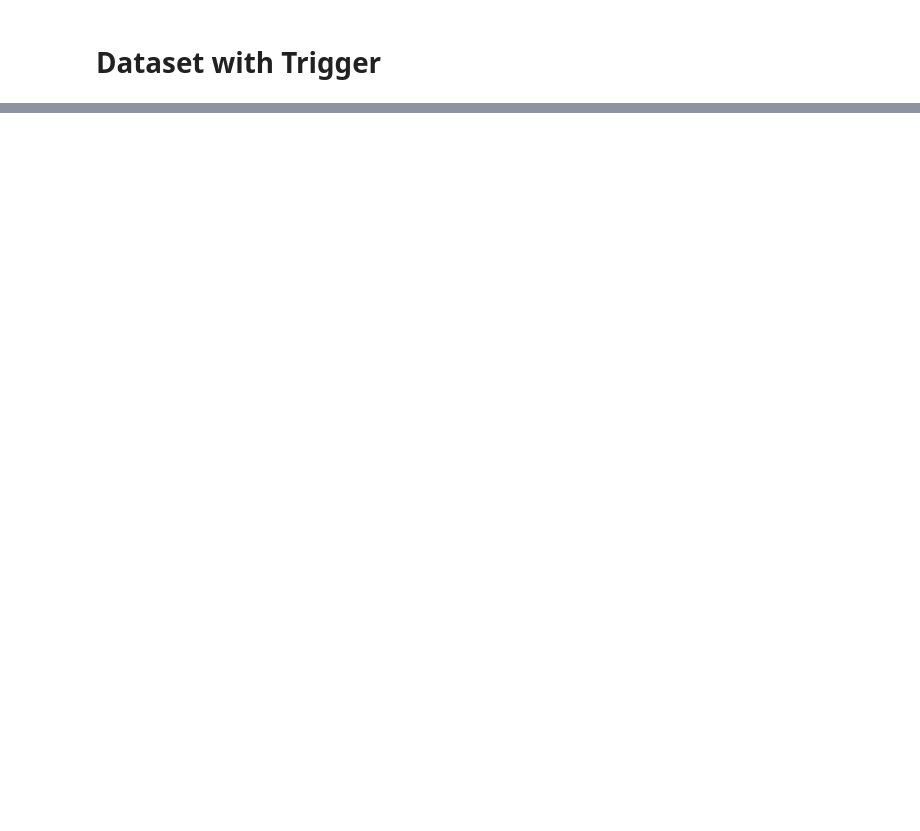
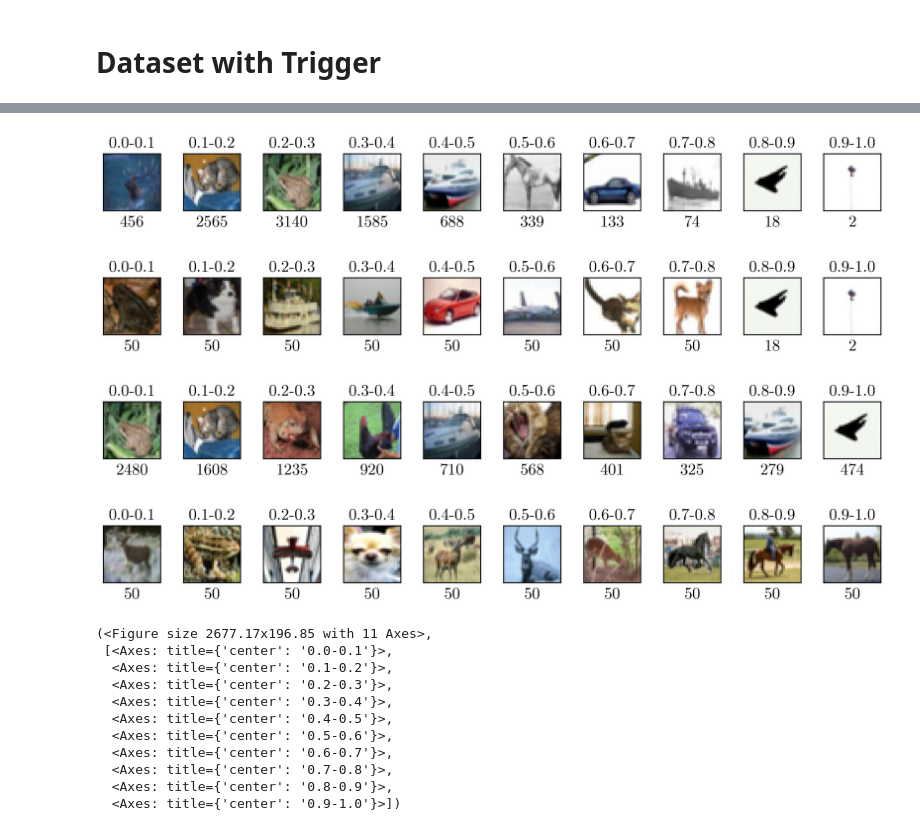
Before and after one commit to nishant-ingle/backdoors, a Jupyter notebook: pixel-resnet18-intensity.ipynb, the cells around one changed output, grey strips where cells are left out. Drawn from its saved outputs; the diff is of its cells as text; code cells hidden in the pictures; blank space fills up the shorter version.

Commit message:
Kaggle Notebook | pixel resnet18 intensity | Version 12

```diff
--- a/pixel-resnet18-intensity.ipynb
+++ b/pixel-resnet18-intensity.ipynb
@@ -1000,10 +1124,7 @@ for _ in range(repeatition_count):
     best_val_loss = float('inf')
     epochs_no_improve = 0
 
-    if os.path.exists(file_name):
-          print(f"Loading pre-trained model from: {file_name}")
-          net.load_state_dict(torch.load(file_name))
-    else:
+    if not os.path.exists(file_name):
       train_dataset.trigger_probability = 0.01
 
       # Training
@@ -1026,8 +1147,10 @@ for _ in range(repeatition_count):
                 print(f"Early stopping at epoch {epoch+1}")
                 break
 
-    _, test_acc = get_clean_acc(test_dataset)
-    d["acc"][labels[i]].append(test_acc)
+    print(f"Loading pre-trained model from: {file_name}")
+    net.load_state_dict(torch.load(file_name))
+    # _, test_acc = get_clean_acc(test_dataset)
+    d["acc"][labels[i]].append(0)
 
     _, test_acc, _ = get_asr(test_dataset)
     d["asr"][labels[i]].append(test_acc)
@@ -1083,22 +1264,6 @@ d
 # %%
 green = '#F2FCF4'
 pink = '#FCF5FC'
-# %%
-import matplotlib.pyplot as plt
-
-# Create a figure and axis
-fig, ax = plt.subplots()
-
-# Set the background color of the plotting area (Axes)
-ax.set_facecolor(green) # A light blue hex color
-
-# Set the background color of the outer figure area
-fig.patch.set_facecolor(green) # A dark grey hex color
-
-# Plot some dummy data
-ax.plot([1, 2, 3], [1, 4, 9], color='red')
-
-plt.show()
 # %%
 import numpy as np
 import matplotlib.pyplot as plt
@@ -1159,7 +1324,7 @@ ax1.set_facecolor(green)
 fig1.patch.set_facecolor(green)
 ax1.set_ylim(80, 102)
 ax1.plot(intensities_str_sorted, acc_mean_values, marker='o', label='Accuracy', linestyle='-', color='blue')
-ax1.errorbar(intensities_str_sorted, acc_mean_values, yerr=acc_ci_values, fmt='o', capsize=5, color='blue')
+# ax1.errorbar(intensities_str_sorted, acc_mean_values, yerr=acc_ci_values, fmt='o', capsize=5, color='blue')
 
 # ax1.set_title('Accuracy vs. Intensity (with 95% Confidence Interval)', fontproperties=font10)
 # ax1.set_xlabel('Trigger Intensity (x=0.4)', fontproperties=font10, labelpad=20)
@@ -1180,7 +1345,7 @@ plt.tight_layout()
 plt.savefig('intensity vs clean acc.pdf', bbox_inches='tight')
 
 # Plot ASR
-fig2, ax2 = plt.subplots(figsize=(4, 2))
+fig2, ax2 = plt.subplots(figsize=(4, 2.5))
 ax2.set_facecolor(green)
 fig2.patch.set_facecolor(green)
 
@@ -1190,11 +1355,12 @@ fig2.patch.set_linewidth(2)            # figure patch linewidth [web:25]
 
 ax2.set_ylim(80, 102)
 ax2.plot(intensities_str_sorted, asr_mean_values, marker='o', label='BA', linestyle='-', color='red')
-ax2.errorbar(intensities_str_sorted, asr_mean_values, yerr=asr_ci_values, fmt='o', capsize=5, color='red')
+# ax2.errorbar(intensities_str_sorted, asr_mean_values, yerr=asr_ci_values, fmt='o', capsize=5, color='red')
 
 # ax2.set_title('Attack Success Rate vs. Intensity (with 95% Confidence Interval)', fontproperties=font10)
-ax2.set_xlabel('Trigger Intensity', fontproperties=font10, labelpad=10)
-ax2.set_ylabel('BA (%)', fontproperties=font10, labelpad=5)
+ax2.set_xlabel('Trigger Intensity', fontproperties=font10, labelpad=5)
+ax2.set_ylabel('BA (%)', fontproperties=font10, labelpad=0)
+plt.title(f'CIFAR-10', fontproperties=font10, pad=10)
 ax2.grid(True)
 ax2.set_xticks(intensities_str_sorted)
 ax2.set_xticklabels(intensities_str_sorted, fontproperties=font10, rotation=90)
@@ -1731,3 +1962,5 @@ for bin_name, subset in avg_border_luminance_intensity_datasets_clipped.items():
+# %%
+font10 = fm.FontProperties(fname=font_path, size=16)
 # %%
 from __future__ import annotations
 
@@ -1745,7 +1978,7 @@ def plot_one_image_per_bin(
     spacing_cm: float = 0.8,
     sample_index: int = 0,
     placeholder_shape: tuple[int, int, int] = (32, 32, 3),
-    dpi: int = 100,
+    dpi: int = 250,
     show: bool = True,
     close: bool = True,
 ):
@@ -1844,33 +2077,49 @@ def plot_one_image_per_bin(
     if show:
         plt.show()
     if close:
         plt.close(fig)
 
     return fig, axes
 
 plot_one_image_per_bin(
     avg_luminance_intensity_datasets,
     "avg_luminance_bins.pdf",
     font_path="latexfont.otf",
 )
 
 plot_one_image_per_bin(
     avg_luminance_intensity_datasets_clipped,
     "avg_luminance_clipped_bins.pdf",
     font_path="latexfont.otf",
 )
 
 plot_one_image_per_bin(
     avg_border_luminance_intensity_datasets,
     "avg_border_luminance_bins.pdf",
     font_path="latexfont.otf",
 )
 
 plot_one_image_per_bin(
     avg_border_luminance_intensity_datasets_clipped,
     "avg_border_luminance_clipped_bins.pdf",
     font_path="latexfont.otf",
 )
+# %% [output]
+[figure, added]
+[figure, added]
+[figure, added]
+[figure, added]
+(<Figure size 2677.17x196.85 with 11 Axes>,
+ [<Axes: title={'center': '0.0-0.1'}>,
+  <Axes: title={'center': '0.1-0.2'}>,
+  <Axes: title={'center': '0.2-0.3'}>,
+  <Axes: title={'center': '0.3-0.4'}>,
+  <Axes: title={'center': '0.4-0.5'}>,
+  <Axes: title={'center': '0.5-0.6'}>,
+  <Axes: title={'center': '0.6-0.7'}>,
+  <Axes: title={'center': '0.7-0.8'}>,
+  <Axes: title={'center': '0.8-0.9'}>,
+  <Axes: title={'center': '0.9-1.0'}>])
 # %%
 %%script echo skipping
 # border_avg_intensity_datasets
```
Also changed, not shown: parts of 58 cells of this notebook.
